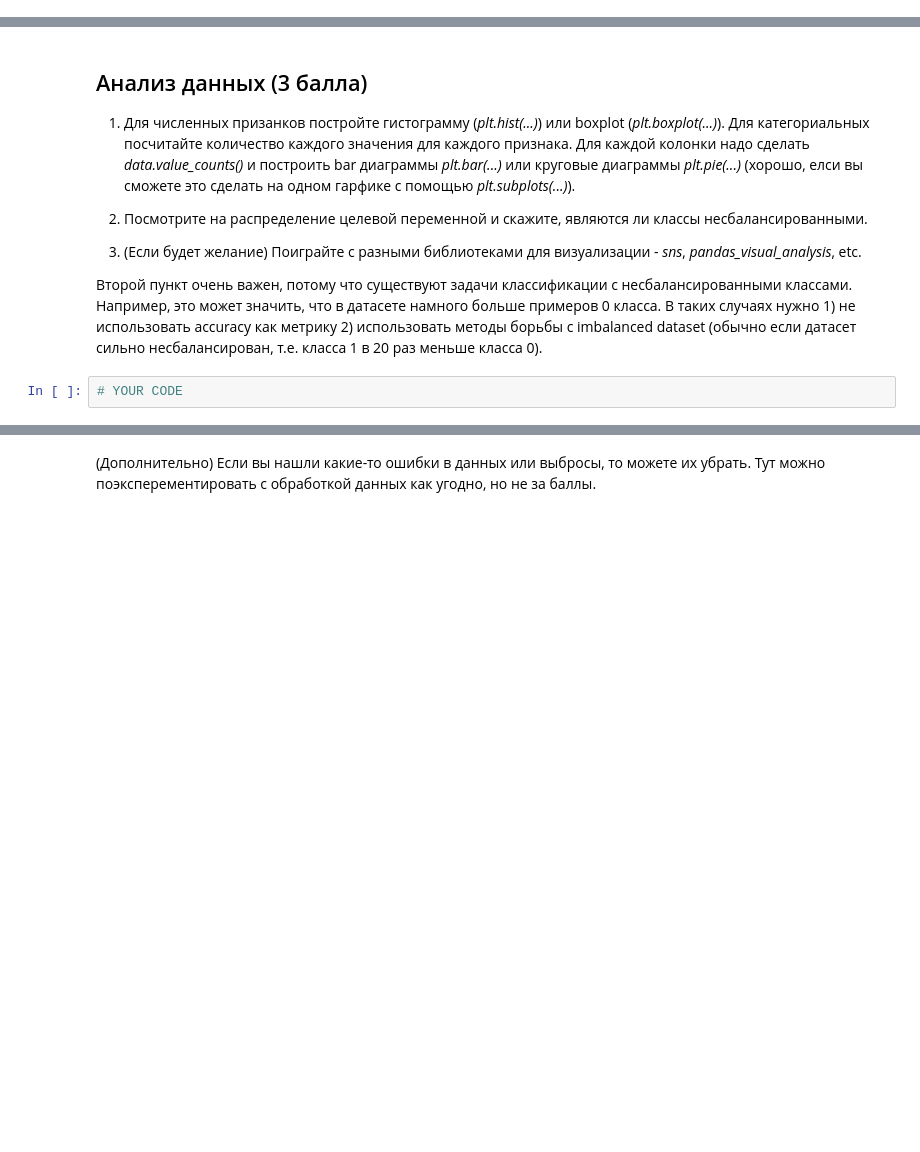
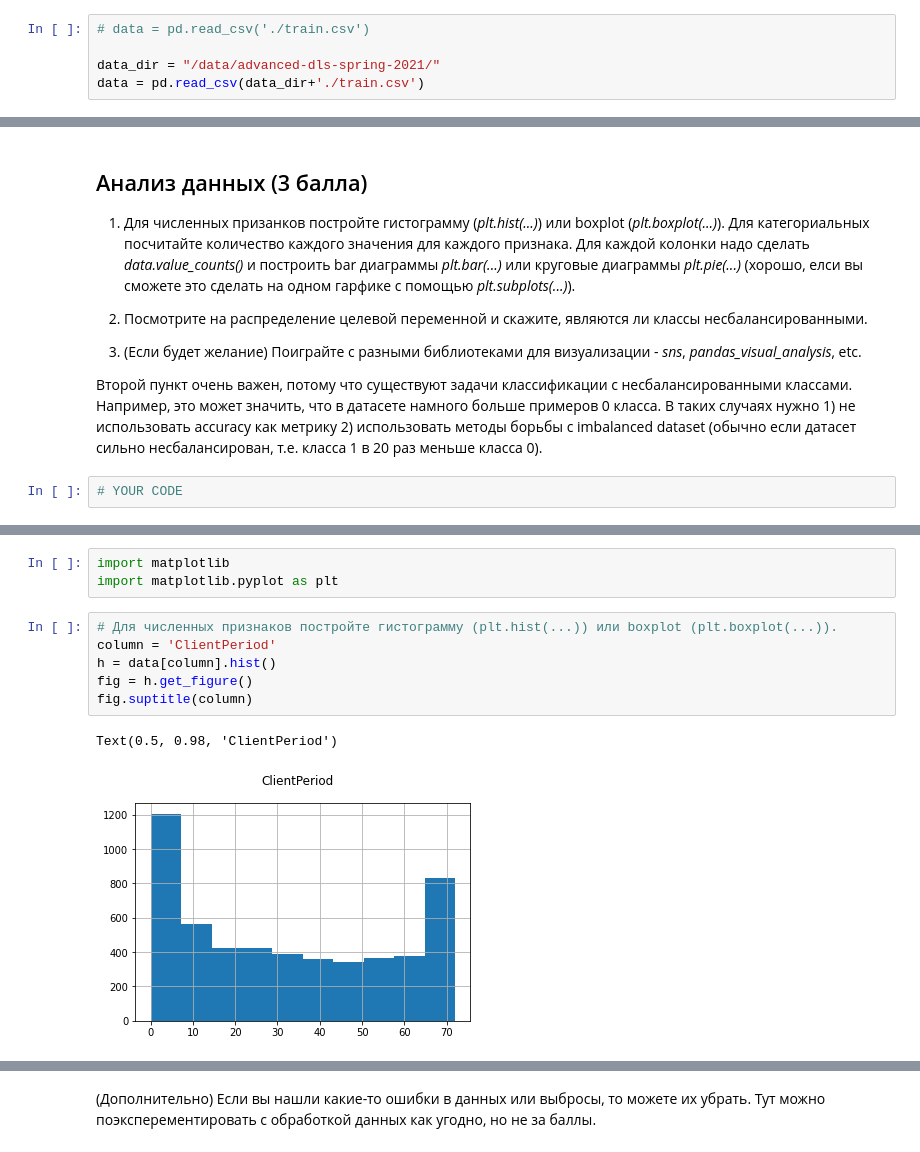
Before and after one commit to Buterbrod/Deep-Learning-School-2021, a Jupyter notebook: baseline.ipynb, the cells around one changed output, grey strips where cells are left out. Cells and saved outputs as stored; diff of their text form; blank space fills up the shorter version.

```diff
--- a/baseline.ipynb
+++ b/baseline.ipynb
@@ -70,3 +133,8 @@ FileNotFoundError: ignored
+# %%
+# data = pd.read_csv('./train.csv')
+
+data_dir = "/data/advanced-dls-spring-2021/"
+data = pd.read_csv(data_dir+'./train.csv')
 # %%
 # Для вашего удобства списки с именами разных колонок
 
@@ -115,0 +331,12 @@ target_col = 'Churn'
+# %%
+import matplotlib
+import matplotlib.pyplot as plt
+# %%
+# Для численных признаков постройте гистограмму (plt.hist(...)) или boxplot (plt.boxplot(...)).
+column = 'ClientPeriod'
+h = data[column].hist()
+fig = h.get_figure()
+fig.suptitle(column)
+# %% [output]
+Text(0.5, 0.98, 'ClientPeriod')
+[figure, added]
```
Also changed, not shown: parts of 43 cells of this notebook.
